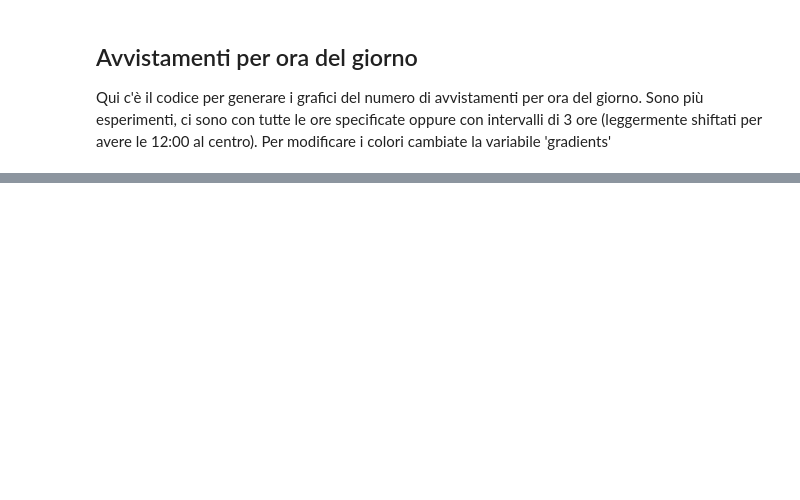
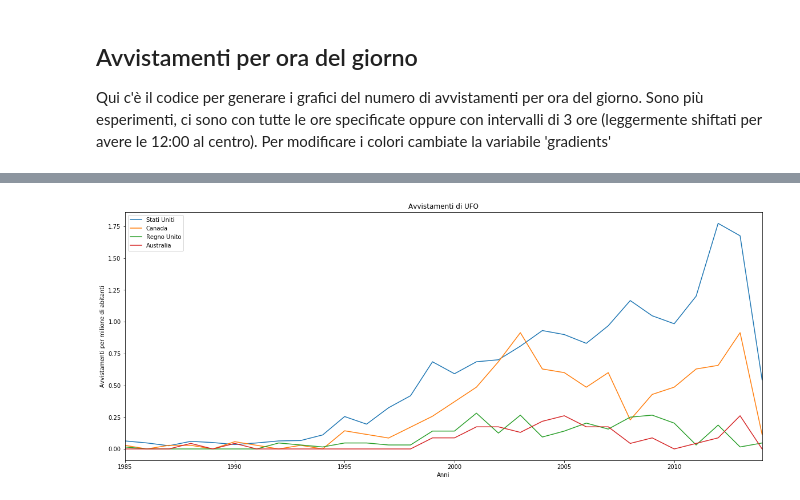
Before and after one commit to mrkct/scivis-progetto, a Jupyter notebook: ufo.ipynb, the cells around one changed output, grey strips where cells are left out. Cells and saved outputs as stored; diff of their text form; code cells hidden in the pictures; blank space fills up the shorter version.

```diff
--- a/ufo.ipynb
+++ b/ufo.ipynb
@@ -151,0 +120,13 @@ True
+# %%
+countries_data.plot(figsize=FIGURE_SIZE, xlim=(1985, 2014))
+plt.title('Avvistamenti di UFO')
+plt.xlabel('Anni')
+plt.ylabel('Avvistamenti per milione di abitanti')
+
+for label in plt.legend().get_texts():
+    label.set_text(countries_names[label.get_text()])
+
+plt.savefig(f'{OUT_FOLDER}/AvvistamentiPerNazioneNegliAnni/Lines.png')
+plt.show()
+# %% [output]
+[figure, added]
```
Also changed, not shown: parts of 15 cells of this notebook, 6 other files.
